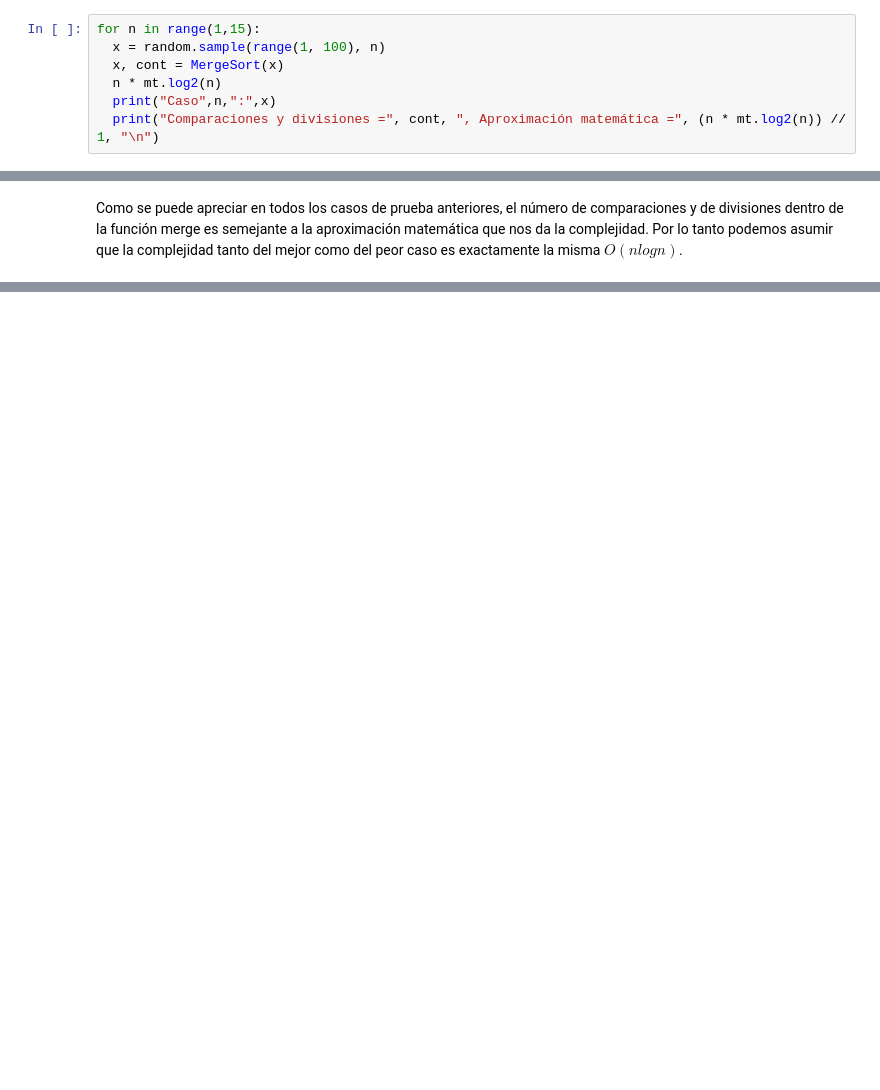
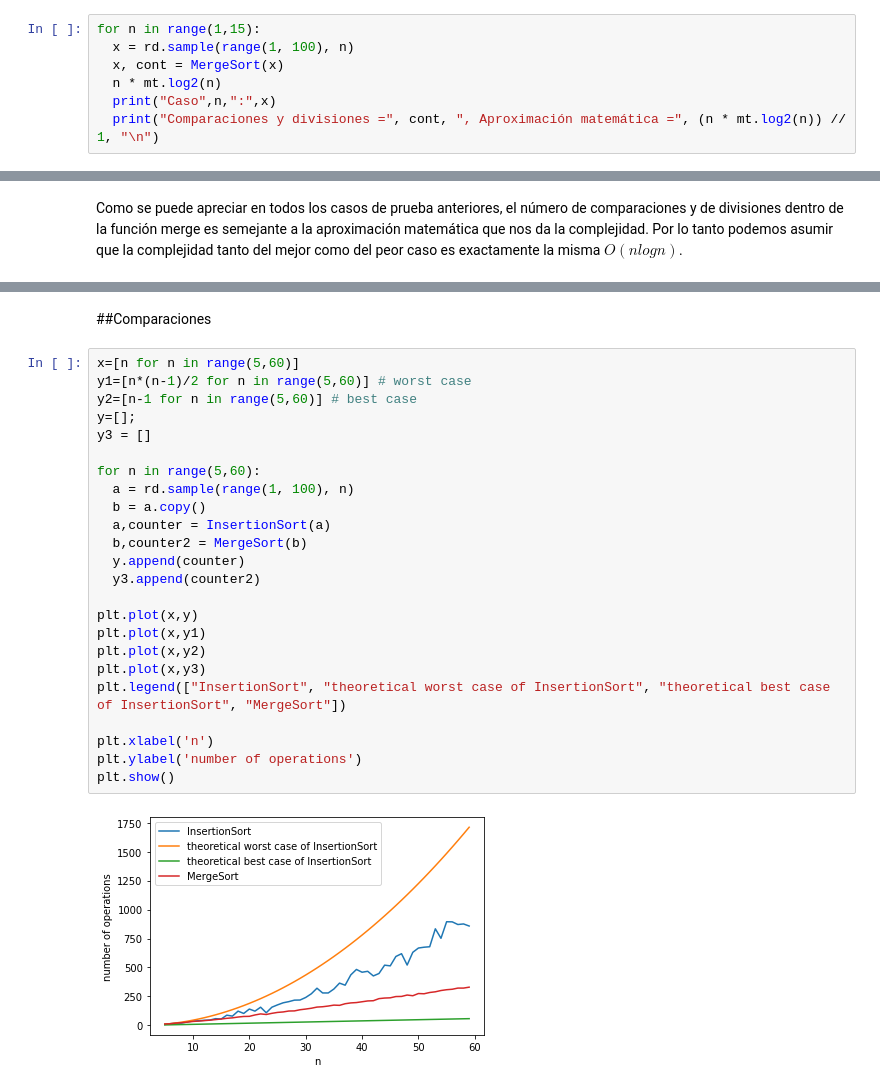
Before and after one commit to LosPowerPeralta/ADA-Informes-Matias, a Jupyter notebook: Informe_MergeSort.ipynb, the cells around one changed output, grey strips where cells are left out. Drawn from its saved outputs; the diff is of its cells as text; blank space fills up the shorter version.

```diff
--- a/Informe_MergeSort.ipynb
+++ b/Informe_MergeSort.ipynb
@@ -155,7 +176,7 @@ El tiempo de ejecución de todos los casos del MergeSort tienen una complejidad
 Teniendo en cuenta el funcionamiento del algoritmo, este no nos deja del todo claro cual es su mejor caso, peor caso o caso promedio ya que sin importar que tan ordenado se encuentre si o si el arreglo principal será subdividido hasta conseguir arreglos de tamaño 1. Por esta razón comprobaremos que el teorema mencionado anteriormente es verdadero con algunos casos de prueba.
 # %%
 for n in range(1,15):
-  x = random.sample(range(1, 100), n)
+  x = rd.sample(range(1, 100), n)
   x, cont = MergeSort(x)
   n * mt.log2(n)
   print("Caso",n,":",x)
@@ -233,0 +337,28 @@ Para nuestro segundo caso, considerando que nuestra función MergeSort recibe un
+# %% [markdown]
+##Comparaciones
+# %%
+x=[n for n in range(5,60)]
+y1=[n*(n-1)/2 for n in range(5,60)] # worst case
+y2=[n-1 for n in range(5,60)] # best case
+y=[];
+y3 = []
+
+for n in range(5,60):
+  a = rd.sample(range(1, 100), n)
+  b = a.copy()
+  a,counter = InsertionSort(a)
+  b,counter2 = MergeSort(b)
+  y.append(counter)
+  y3.append(counter2)
+
+plt.plot(x,y)
+plt.plot(x,y1)
+plt.plot(x,y2)
+plt.plot(x,y3)
+plt.legend(["InsertionSort", "theoretical worst case of InsertionSort", "theoretical best case of InsertionSort", "MergeSort"])
+
+plt.xlabel('n')
+plt.ylabel('number of operations')
+plt.show()
+# %% [output]
+[figure, added]
```
Also changed, not shown: parts of 13 cells of this notebook.
